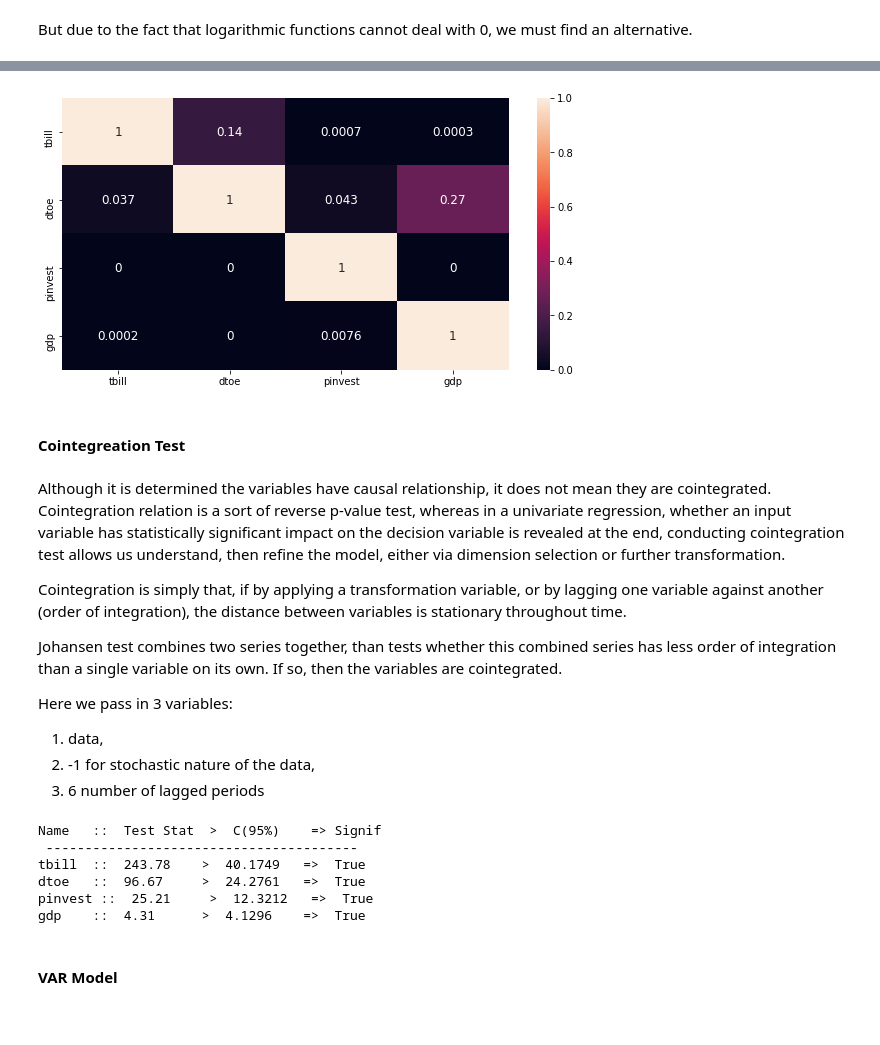
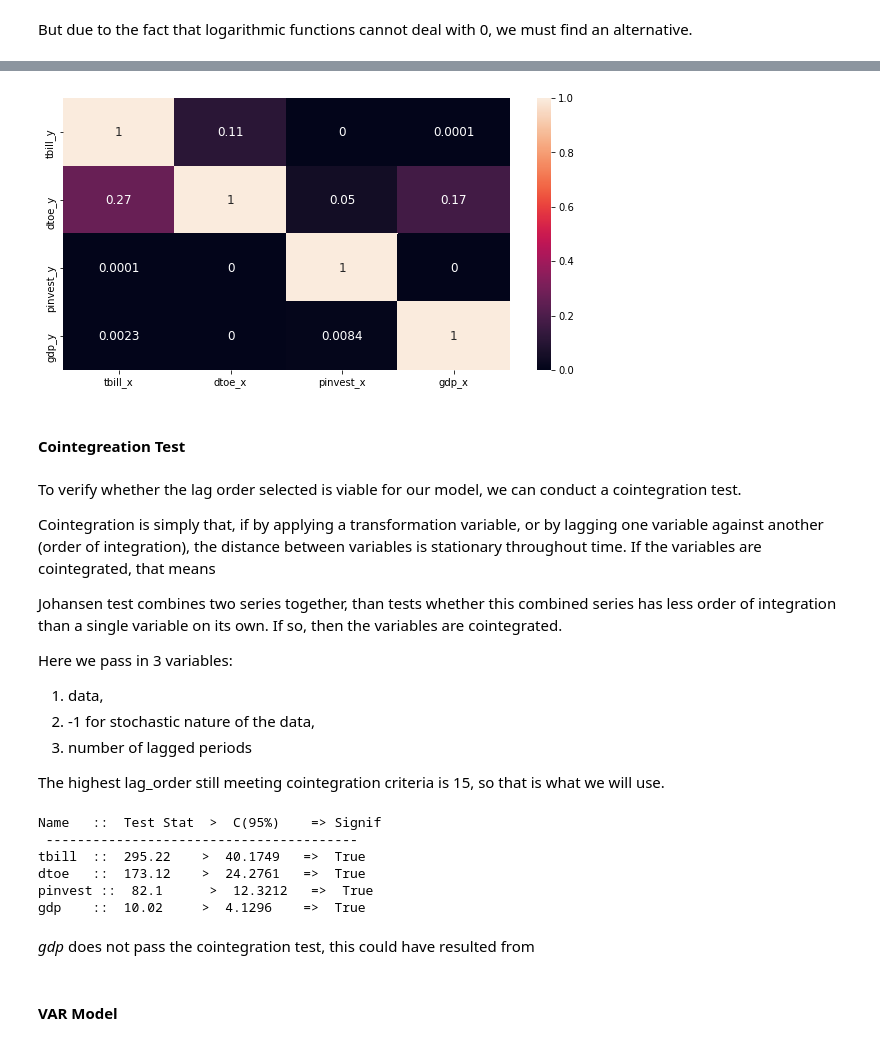
Before and after one commit to jiajunyuan/python-recession-forecaster, a Jupyter notebook: recession_predictor.ipynb, the cells around one changed output, grey strips where cells are left out. Cells and saved outputs as stored; diff of their text form; code cells hidden in the pictures.

```diff
--- a/recession_predictor.ipynb
+++ b/recession_predictor.ipynb
@@ -342,0 +321,5 @@ We could simply take the first difference, and the variables will pass the ADFul
+# %%
+test_periods = 12
+train, test = data[0:-test_periods], data[-test_periods:]
+train_trans = data_trans[0:-test_periods]
+train_trans.tail()
@@ -364,6 +342,6 @@ ax[1] = plot_pacf(data_trans.gdp, ax=ax[1])
 # %%
-for var in data:
-    sTest.ADF_Stationarity_Test(data_trans[var])
+for var in train:
+    sTest.ADF_Stationarity_Test(train_trans[var])
     print("Is {} series stationary? {}".format(var, sTest.isStationary))
     print('\n')
 # %% [output]
@@ -403,17 +425,17 @@ x_train_6.tail()
 # %%
-maxlag = 6
-test = 'ssr_chi2test'
-def grangerstest(data, variables, test='ssr_chi2test', verbose=False):
-    x_train = pd.DataFrame(np.zeros((len(variables), len(variables))), columns=variables, index=variables)
-    for c in data_trans.columns:
-        for r in x_train.index:
-            res = grangercausalitytests(data[[r, c]], maxlag=maxlag, verbose=False)
-            p_values = [round(res[i+1][0][test][1],4) for i in range(maxlag)]
-            if verbose: print(f'Y = {r}, X={c}, P Values = {p_values}')
-            min_p_value = np.min(p_values)
-            x_train.loc[r, c] = min_p_value
-    x_train.columns = [var + '_x' for var in variables]
-    x_train.index = [var + '_y' for var in variables]
-    return x_train
+lag_order = 15
 
-gct = grangerstest(x_train_6, variables=x_train_6.columns)
+def grangerstest(data, variables, test='ssr_chi2test'):
+    res = pd.DataFrame(np.zeros((len(variables), len(variables))), columns=variables, index=variables)
+
+    for c in data.columns:
+        for r in res.index:
+            granger_res = grangercausalitytests(data[[r, c]], maxlag=lag_order, verbose=False)
+            p_values = [round(granger_res[i+1][0][test][1],4) for i in range(lag_order)]
+
+            res.loc[r, c] = min(p_values)
+    res.columns = [var + '_x' for var in variables]
+    res.index = [var + '_y' for var in variables]
+    return res
+
+gct = grangerstest(train_trans, variables=train_trans.columns)
@@ -426,46 +442,48 @@ But since the interest is on GDP, we see that past TBILL, DTOE, PINVEST all have
 # %%
 plt.figure(figsize = (10,5))
-ax = sb.heatmap(gct, xticklabels=x_train_6.columns.values, yticklabels=data.columns.values, annot=True, annot_kws={'size':12})
+ax = sb.heatmap(gct, xticklabels=gct.columns.values, yticklabels=gct.index.values, annot=True, annot_kws={'size':12})
 bottom, top = ax.get_ylim()
 ax.set_ylim(bottom + 0.5, top - 0.5)
+
 plt.show()
 # %% [output]
-[figure, old version]
+[figure, new version]
 # %% [markdown]
 #### Cointegreation Test
 # %% [markdown]
-Although it is determined the variables have causal relationship, it does not mean they are cointegrated. Cointegration relation is a sort of reverse p-value test, whereas in a univariate regression, whether an input variable has statistically significant impact on the decision variable is revealed at the end, conducting cointegration test allows us understand, then refine the model, either via dimension selection or further transformation.
+To verify whether the lag order selected is viable for our model, we can conduct a cointegration test.
 
-Cointegration is simply that, if by applying a transformation variable, or by lagging one variable against another (order of integration), the distance between variables is stationary throughout time.
+Cointegration is simply that, if by applying a transformation variable, or by lagging one variable against another (order of integration), the distance between variables is stationary throughout time. If the variables are cointegrated, that means
 
 Johansen test combines two series together, than tests whether this combined series has less order of integration than a single variable on its own. If so, then the variables are cointegrated.
 
 Here we pass in 3 variables:
 1. data,
 2. -1 for stochastic nature of the data,
-3. 6 number of lagged periods
+3. number of lagged periods
+
+The highest lag_order still meeting cointegration criteria is 15, so that is what we will use.
 # %%
-def cointegration_test(data, significance=0.05):
-    out = coint_johansen(x_train_6, -1, 6)
+def cointegration_test(data, det_order, lag_order, significance=0.05, ):
+    out = coint_johansen(data, det_order, lag_order)
     d = {'0.90':0, '0.95':1, '0.99':2}
     traces = out.lr1
     cvts = out.cvt[:, d[str(1-significance)]]
 
-    res = pd.DataFrame('Name', 'Test Stat', 'C(95%)', 'Signif')
-    res
-    return res
-#     def adjust(val, length=6): return str(val).ljust(length)
-#     print('Name   ::  Test Stat  >  C(95%)    => Signif  \n', '--'*20)
-#     for col, trace, cvt in zip(x_train_6.columns, traces, cvts):
-#         print(adjust(col), ':: ', adjust(round(trace, 2), 9), '> ', adjust(cvt, 8), ' => ', trace > cvt)
+    def adjust(val, length=6): return str(val).ljust(length)
+    print('Name   ::  Test Stat  >  C(95%)    => Signif  \n', '--'*20)
+    for col, trace, cvt in zip(data.columns, traces, cvts):
+        print(adjust(col), ':: ', adjust(round(trace, 2), 9), '> ', adjust(cvt, 8), ' => ', trace > cvt)
 
-cointegration_test(x_train_6)
+cointegration_test(train_trans, det_order=-1, lag_order=lag_order)
 # %% [output]
 Name   ::  Test Stat  >  C(95%)    => Signif
  ----------------------------------------
-tbill  ::  243.78    >  40.1749   =>  True
-dtoe   ::  96.67     >  24.2761   =>  True
-pinvest ::  25.21     >  12.3212   =>  True
-gdp    ::  4.31      >  4.1296    =>  True
+tbill  ::  295.22    >  40.1749   =>  True
+dtoe   ::  173.12    >  24.2761   =>  True
+pinvest ::  82.1      >  12.3212   =>  True
+gdp    ::  10.02     >  4.1296    =>  True
+# %% [markdown]
+*gdp* does not pass the cointegration test, this could have resulted from
 # %% [markdown]
 #### VAR Model
```
Also changed, not shown: parts of 61 cells of this notebook, 1 other file.
